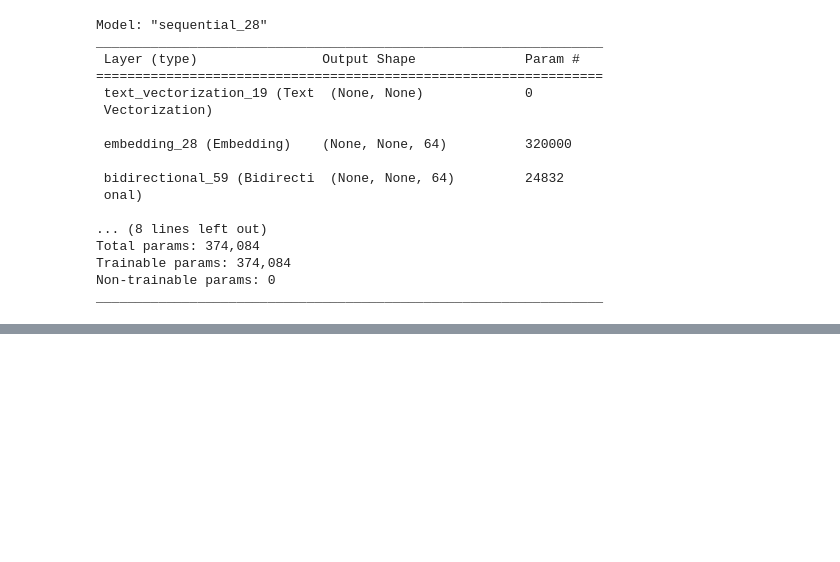
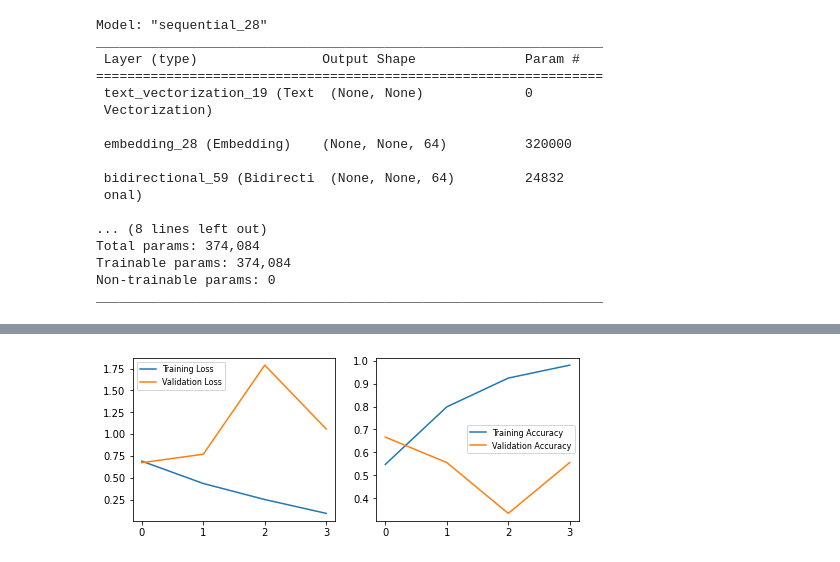
Before and after one commit to alawrence30/Machine-Learning, a Jupyter notebook: Assignment_3_v2.ipynb, the cells around one changed output, grey strips where cells are left out. Drawn from its saved outputs; the diff is of its cells as text; code cells hidden in the pictures; blank space fills up the shorter version.

```diff
--- a/Assignment_3_v2.ipynb
+++ b/Assignment_3_v2.ipynb
@@ -2009,0 +2075,8 @@ _________________________________________________________________
+# %%
+## Model 2
+%%time
+history2 = model2.fit(train_ds2
+         ,epochs=200
+         ,validation_data=val_ds2
+         ,validation_steps=3
+         ,callbacks=[tf.keras.callbacks.EarlyStopping(monitor='val_accuracy', patience=3)])
@@ -2009,0 +2266,7 @@ _________________________________________________________________
+# %%
+## Model 2
+losses2 = history2.history['loss']
+accs2 = history2.history['accuracy']
+val_losses2 = history2.history['val_loss']
+val_accs2 = history2.history['val_accuracy']
+epochs2 = len(losses2)
@@ -2009,0 +2307,11 @@ _________________________________________________________________
+# %%
+## Model 2
+plt.figure(figsize=(8, 3))
+for i, metrics in enumerate(zip([losses2, accs2], [val_losses2, val_accs2], ['Loss', 'Accuracy'])):
+    plt.subplot(1, 2, i + 1)
+    plt.plot(range(epochs2), metrics[0], label='Training {}'.format(metrics[2]))
+    plt.plot(range(epochs2), metrics[1], label='Validation {}'.format(metrics[2]))
+    plt.legend(loc=0, prop={'size': 8})
+plt.show()
+# %% [output]
+[figure, added]
```
Also changed, not shown: parts of 65 cells of this notebook.
